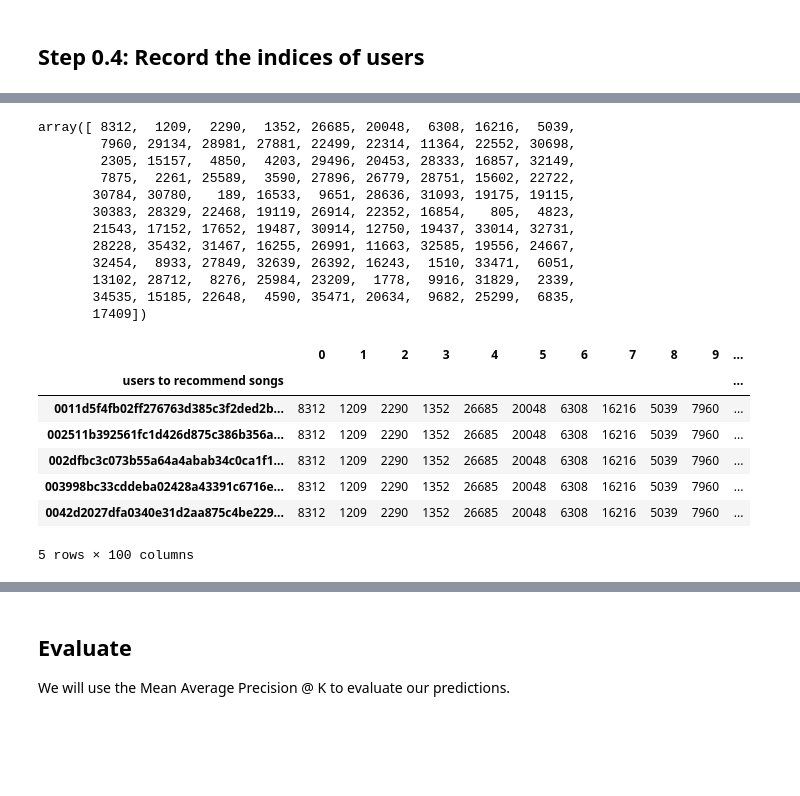
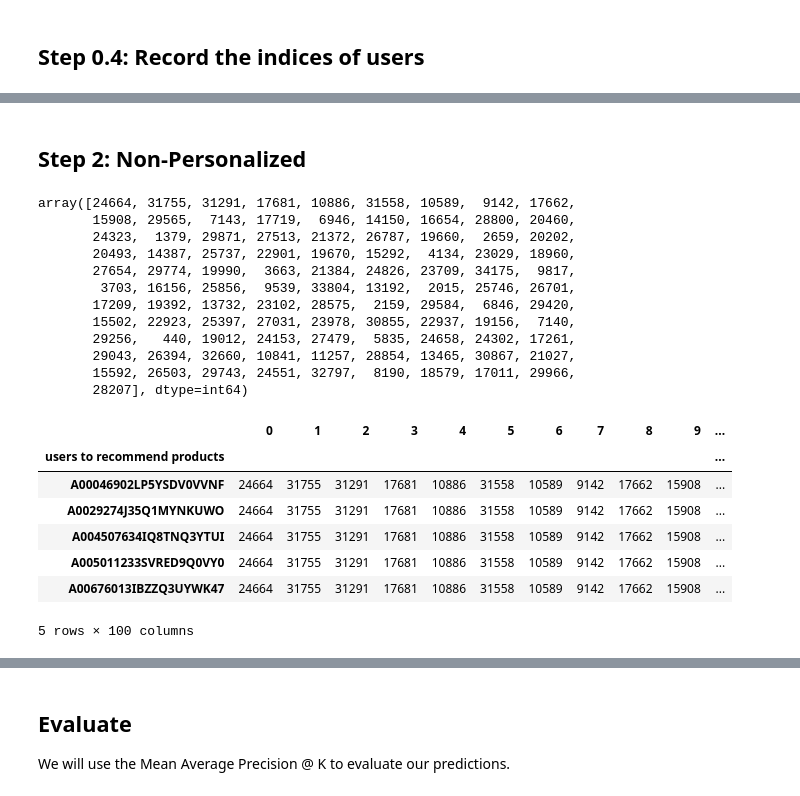
Before and after one commit to snovaisg/LastHackathon-LDSA-Batch3, a Jupyter notebook: Mayra.ipynb, the cells around one changed output, grey strips where cells are left out. Cells and saved outputs as stored; diff of their text form; code cells hidden in the pictures; blank space fills up the shorter version.

Commit message:
Step 1 and 2
Step 2 is not finished yet, it still needs the MAP@K and save_predictions implementations

```diff
--- a/Mayra.ipynb
+++ b/Mayra.ipynb
@@ -204,7 +209,7 @@ def get_unique_users(data):
         unique_users (pd.DataFrame): DataFrame of one column with unique users in training data.
 
     """
-    return pd.DataFrame(np.unique(data.iloc[:, 0].values), columns=["users to recommend products"])
+    return pd.DataFrame(np.unique(data.iloc[:, 1].values), columns=["users to recommend products"])
 
 
 unique_users_training_data = get_unique_users(data)
@@ -269,12 +255,12 @@ To split into train and validation, we undersample the original list of ratings
 # %%
 def make_ratings(data: pd.DataFrame, shape: tuple = None) -> csr_matrix:
-    """Creates the ratings matrix of listening history with optional shape
+    """Creates the ratings matrix of reviews history with optional shape
 
     2nd version of the make_ratings which handles the previous TODO.
-    Creates the ratings matrix from the listening history imported using the read_users_history() method.
+    Creates the ratings matrix from the reviews history imported using the read_users_history() method.
 
     Args:
-        data (pd.DataFrame):  Listening history for the users.
+        data (pd.DataFrame):  Reviews history for the users.
         shape (tuple): The overall (n_users, n_items) shape desired for the matrix.
                        If None, define the shape with the (n_users, n_items) from data argument.
 
@@ -302,13 +288,13 @@ R
 # %%
-# Percentage of listening history used for validation.
+# Percentage of reviews history used for validation.
 test_size = 0.2
 
 def make_train_val_split(data: pd.DataFrame, test_size : float = 0.2, shape: tuple = None):
     """Split the data into train and validation and returns the ratings matrixes accordingly.
 
     Args:
-        data (pd.DataFrame): Listening history for the users.
-        test_size (float): Percentage of listening history used for validation.
+        data (pd.DataFrame): Reviews history for the users.
+        test_size (float): Percentage of reviews history used for validation.
         shape (tuple): The overall (n_users, n_items) shape desired for the matrix.
                        If None, define the shape with the (n_users, n_items) from 'data' argument.
 
@@ -339,3 +317,5 @@ Probably not. But it is worth a shot!
+# %% [markdown]
+## Step 2: Non-Personalized
 # %%
 def get_most_rated(ratings: csr_matrix, n: int) -> np.matrix:
     """Returns the n most rated items in a ratings matrix.
@@ -380,49 +360,49 @@ def get_most_rated(ratings: csr_matrix, n: int) -> np.matrix:
 non_pers_most_rated = get_most_rated(ratings_train, 100)
 non_pers_most_rated
 # %% [output]
-array([ 8312,  1209,  2290,  1352, 26685, 20048,  6308, 16216,  5039,
-        7960, 29134, 28981, 27881, 22499, 22314, 11364, 22552, 30698,
-        2305, 15157,  4850,  4203, 29496, 20453, 28333, 16857, 32149,
-        7875,  2261, 25589,  3590, 27896, 26779, 28751, 15602, 22722,
-       30784, 30780,   189, 16533,  9651, 28636, 31093, 19175, 19115,
-       30383, 28329, 22468, 19119, 26914, 22352, 16854,   805,  4823,
-       21543, 17152, 17652, 19487, 30914, 12750, 19437, 33014, 32731,
-       28228, 35432, 31467, 16255, 26991, 11663, 32585, 19556, 24667,
-       32454,  8933, 27849, 32639, 26392, 16243,  1510, 33471,  6051,
-       13102, 28712,  8276, 25984, 23209,  1778,  9916, 31829,  2339,
-       34535, 15185, 22648,  4590, 35471, 20634,  9682, 25299,  6835,
-       17409])
+array([24664, 31755, 31291, 17681, 10886, 31558, 10589,  9142, 17662,
+       15908, 29565,  7143, 17719,  6946, 14150, 16654, 28800, 20460,
+       24323,  1379, 29871, 27513, 21372, 26787, 19660,  2659, 20202,
+       20493, 14387, 25737, 22901, 19670, 15292,  4134, 23029, 18960,
+       27654, 29774, 19990,  3663, 21384, 24826, 23709, 34175,  9817,
+        3703, 16156, 25856,  9539, 33804, 13192,  2015, 25746, 26701,
+       17209, 19392, 13732, 23102, 28575,  2159, 29584,  6846, 29420,
+       15502, 22923, 25397, 27031, 23978, 30855, 22937, 19156,  7140,
+       29256,   440, 19012, 24153, 27479,  5835, 24658, 24302, 17261,
+       29043, 26394, 32660, 10841, 11257, 28854, 13465, 30867, 21027,
+       15592, 26503, 29743, 24551, 32797,  8190, 18579, 17011, 29966,
+       28207], dtype=int64)
 # %%
 def convert_non_pers_recommendations_to_df(non_pers_recs: np.array, users_to_pred: pd.DataFrame) -> pd.DataFrame:
     """
     Converts the non-personalized most rated to an DataFrame with the users and the recommendations.
     We will basically repeat the non_pers_recs array for the number of users in need.
 
     Args:
         non_pers_recs (np.array): Array of indices for the best non-personalized items to recommend.
         users_to_pred (pd.DataFrame): DataFrame containing the users which need recommendations.
 
     Returns:
         non_pers_most_rated_matrix (np.array): Two dimensional array of (n_users, top_n_items)
 
     """
     non_pers_df = pd.DataFrame(np.zeros((len(users_to_pred), 1), dtype=non_pers_recs.dtype) + non_pers_recs)
     non_pers_df = pd.concat([users_to_pred, non_pers_df], axis=1)
-    non_pers_df = non_pers_df.set_index("users to recommend songs")
+    non_pers_df = non_pers_df.set_index("users to recommend products")
 
     return non_pers_df
 
 
 non_pers_most_rated_df = convert_non_pers_recommendations_to_df(non_pers_most_rated, unique_users_training_data)
 non_pers_most_rated_df.head()
 # %% [output]
 |  | 0 | 1 | 2 | 3 | 4 | 5 | 6 | 7 | 8 | 9 | ... |
-| users to recommend songs |  |  |  |  |  |  |  |  |  |  | ... |
-| 0011d5f4fb02ff276763d385c3f2ded2b... | 8312 | 1209 | 2290 | 1352 | 26685 | 20048 | 6308 | 16216 | 5039 | 7960 | ... |
-| 002511b392561fc1d426d875c386b356a... | 8312 | 1209 | 2290 | 1352 | 26685 | 20048 | 6308 | 16216 | 5039 | 7960 | ... |
-| 002dfbc3c073b55a64a4abab34c0ca1f1... | 8312 | 1209 | 2290 | 1352 | 26685 | 20048 | 6308 | 16216 | 5039 | 7960 | ... |
-| 003998bc33cddeba02428a43391c6716e... | 8312 | 1209 | 2290 | 1352 | 26685 | 20048 | 6308 | 16216 | 5039 | 7960 | ... |
-| 0042d2027dfa0340e31d2aa875c4be229... | 8312 | 1209 | 2290 | 1352 | 26685 | 20048 | 6308 | 16216 | 5039 | 7960 | ... |
+| users to recommend products |  |  |  |  |  |  |  |  |  |  | ... |
+| A00046902LP5YSDV0VVNF | 24664 | 31755 | 31291 | 17681 | 10886 | 31558 | 10589 | 9142 | 17662 | 15908 | ... |
+| A0029274J35Q1MYNKUWO | 24664 | 31755 | 31291 | 17681 | 10886 | 31558 | 10589 | 9142 | 17662 | 15908 | ... |
+| A004507634IQ8TNQ3YTUI | 24664 | 31755 | 31291 | 17681 | 10886 | 31558 | 10589 | 9142 | 17662 | 15908 | ... |
+| A005011233SVRED9Q0VY0 | 24664 | 31755 | 31291 | 17681 | 10886 | 31558 | 10589 | 9142 | 17662 | 15908 | ... |
+| A00676013IBZZQ3UYWK47 | 24664 | 31755 | 31291 | 17681 | 10886 | 31558 | 10589 | 9142 | 17662 | 15908 | ... |
 5 rows × 100 columns
 # %%
 def create_dict_preds(preds_df: pd.DataFrame) -> dict:
```
Also changed, not shown: parts of 16 cells of this notebook.
